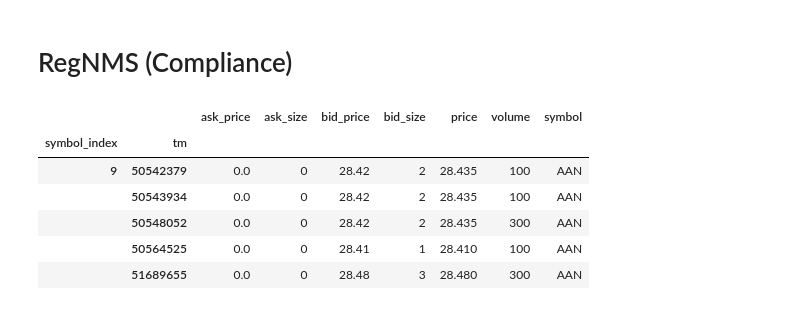
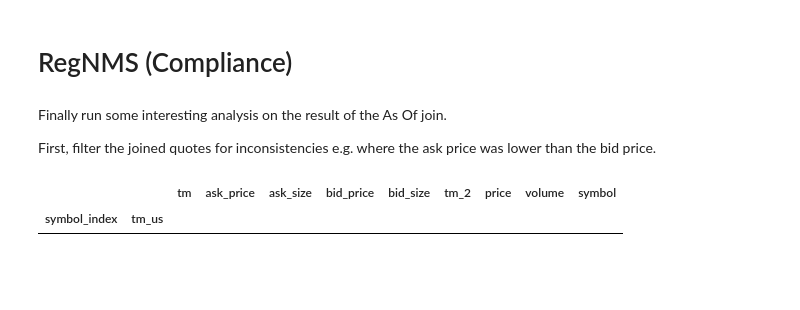
Before and after one commit to ksens/TAQ, a Jupyter notebook: TAQ_ipynb.ipynb, the cells around one changed output. Saved outputs shown, nothing was run; the diff lists cells and outputs as text; code cells hidden in the pictures; blank space fills up the shorter version.

```diff
--- a/TAQ_ipynb.ipynb
+++ b/TAQ_ipynb.ipynb
@@ -312,0 +325,2 @@ t2 = t1.redimension("<price:double NULL DEFAULT null,volume:int64 NULL DEFAULT n
+# %%
+joined = sdb.merge(quotes, minseq)
@@ -312,0 +329,8 @@ t2 = t1.redimension("<price:double NULL DEFAULT null,volume:int64 NULL DEFAULT n
+# %%
+quotes2 = joined.apply('subi', 'sequence_number - sequence_number_min')\
+            .apply('tm_us', 'tm*1000 + subi')\
+            .redimension('''<tm:int64, ask_price:double,ask_size:int64,
+                         bid_price:double,bid_size:int64,sequence_number:int64,
+                         condition:string,exchange:string>
+                         [symbol_index=0:*,10,0, tm_us=0:*,86400000000,0]''')
+quotes2 = quotes2.eval()
@@ -313 +339,11 @@ t2 = t1.redimension("<price:double NULL DEFAULT null,volume:int64 NULL DEFAULT n
+# %%
+minseq = trades.aggregate('min(sequence_number)', 'symbol_index', 'tm')
+joined = sdb.merge(trades, minseq)
+trades2 = joined.apply('subi', 'sequence_number - sequence_number_min')\
+            .apply('tm_us', 'tm*1000 + 500 + subi')\
+            .redimension('''<tm:int64, price:double,volume:int64,
+                            sequence_number:int64,condition:string,
+                            exchange:string>
+                         [symbol_index=0:*,10,0, tm_us=0:*,86400000000,0]''')
+trades2 = trades2.eval()
 # %% [markdown]
@@ -318,3 +351,6 @@ asof1 = asof1.eval()
+# %%
+asof1 = sdb.afl.asof('%s as A' % quotes2.name, trades2, 'A.tm_us', 5, 'false')
+asof1 = asof1.eval()
 # %%
 print('\n# of elements in the joined result:')
 print(asof1.nonempty())
@@ -333,14 +374,15 @@ sdb.merge(asof1.project('ask_price', 'ask_size', 'bid_price', 'bid_size', 'price
 # %% [markdown]
 # RegNMS (Compliance)
+# %% [markdown]
+Finally run some interesting analysis on the result of the As Of join.
+
+First, filter the joined quotes for inconsistencies e.g. where the ask price was lower than the bid price.
 # %%
-sdb.merge(asof1.filter('ask_price < bid_price').project('ask_price', 'ask_size', 'bid_price', 'bid_size', 'price', 'volume'), tkr[tkr=='AAN']).\
-    limit(5).\
-    todataframe()
+sdb.merge(asof1.filter('ask_price < bid_price')\
+        .project('tm', 'ask_price', 'ask_size', 'bid_price', 'bid_size', 'tm_2', 'price', 'volume'), \
+        tkr[tkr=='AAN'])\
+        .limit(5)\
+        .todataframe()
 # %% [output]
-|  |  | ask_price | ask_size | bid_price | bid_size | price | volume | symbol |
-| symbol_index | tm |  |  |  |  |  |  |  |
-| 9 | 50542379 | 0.0 | 0 | 28.42 | 2 | 28.435 | 100 | AAN |
-|  | 50543934 | 0.0 | 0 | 28.42 | 2 | 28.435 | 100 | AAN |
-|  | 50548052 | 0.0 | 0 | 28.42 | 2 | 28.435 | 300 | AAN |
-|  | 50564525 | 0.0 | 0 | 28.41 | 1 | 28.410 | 100 | AAN |
-|  | 51689655 | 0.0 | 0 | 28.48 | 3 | 28.480 | 300 | AAN |
+|  |  | tm | ask_price | ask_size | bid_price | bid_size | tm_2 | price | volume | symbol |
+| symbol_index | tm_us |  |  |  |  |  |  |  |  |  |
```
Also changed, not shown: parts of 59 cells of this notebook, 5 other files.
